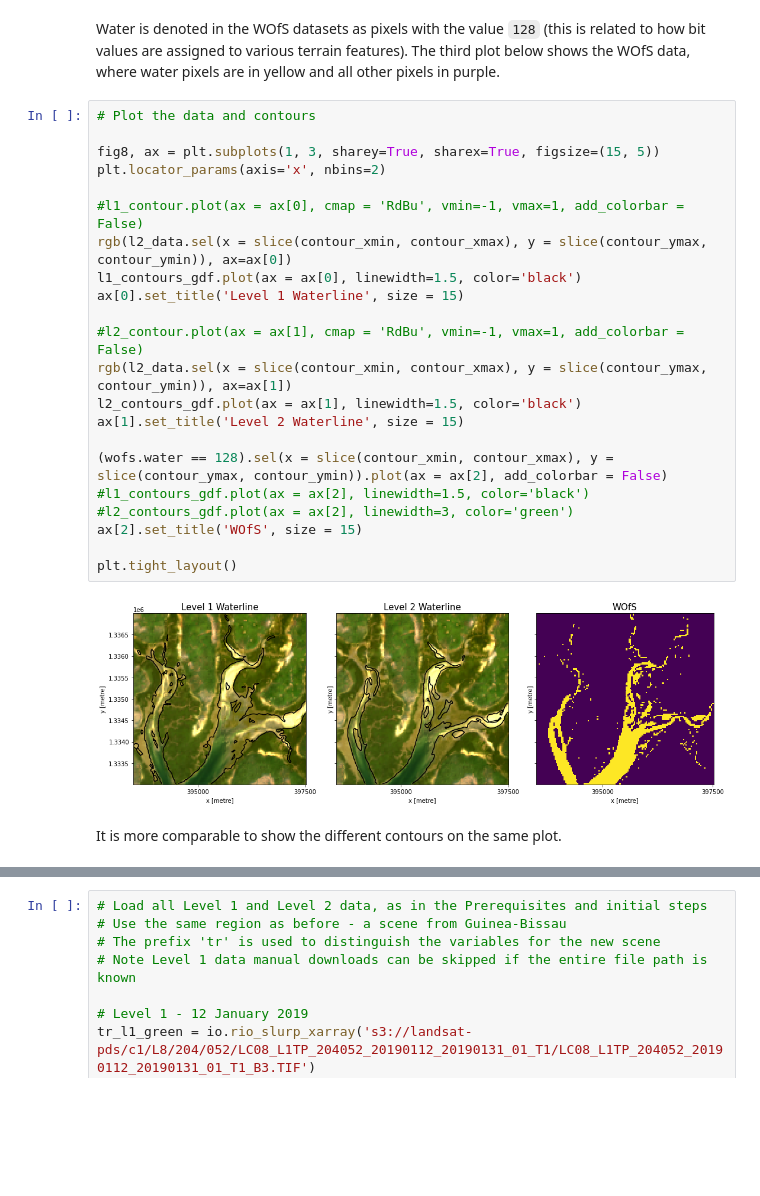
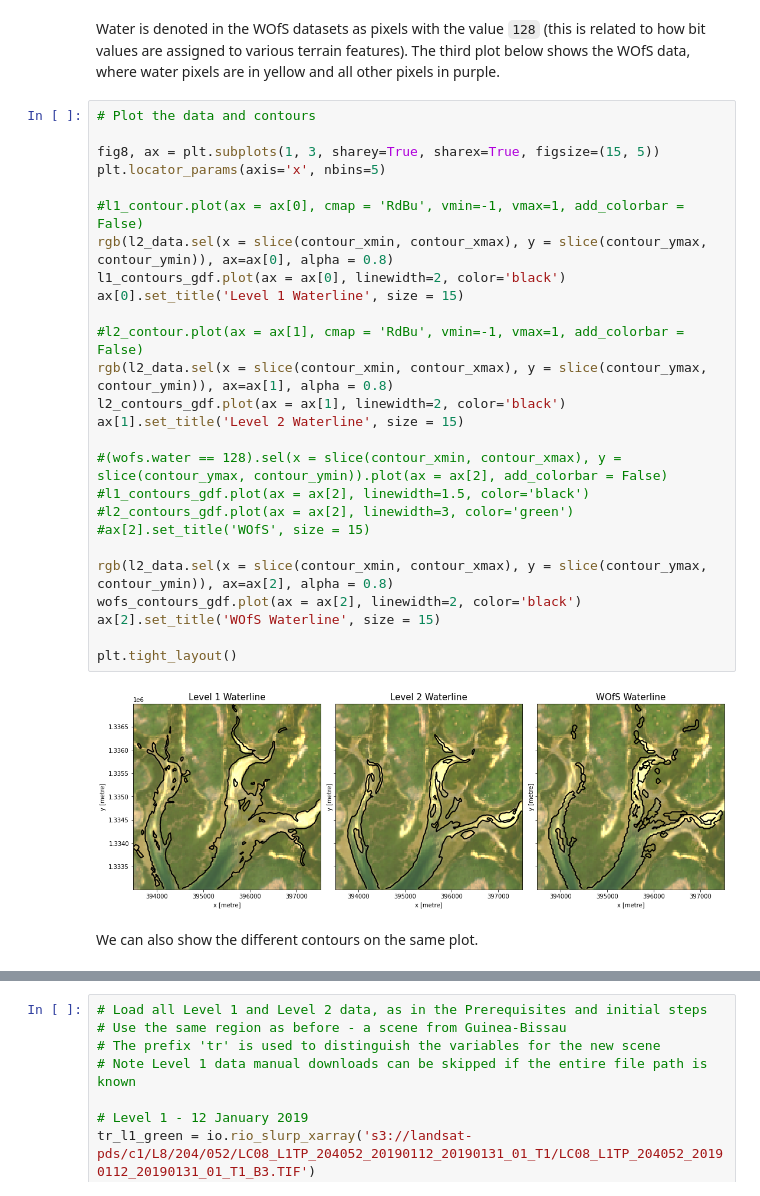
Before and after one commit to eefaye/deafrica-sandbox-notebooks, a Jupyter notebook: MNDWI Comparison - 7 July/Extended2_Level 1 Level 2 Comparison - MNDWI.ipynb, the cells around one changed output, grey strips where cells are left out. Drawn from its saved outputs; the diff is of its cells as text; blank space fills up the shorter version.

```diff
--- a/MNDWI Comparison - 7 July/Extended2_Level 1 Level 2 Comparison - MNDWI.ipynb
+++ b/MNDWI Comparison - 7 July/Extended2_Level 1 Level 2 Comparison - MNDWI.ipynb
@@ -460,26 +464,30 @@ Water is denoted in the WOfS datasets as pixels with the value `128` (this is re
 # %%
 # Plot the data and contours
 
 fig8, ax = plt.subplots(1, 3, sharey=True, sharex=True, figsize=(15, 5))
-plt.locator_params(axis='x', nbins=2)
+plt.locator_params(axis='x', nbins=5)
 
 #l1_contour.plot(ax = ax[0], cmap = 'RdBu', vmin=-1, vmax=1, add_colorbar = False)
-rgb(l2_data.sel(x = slice(contour_xmin, contour_xmax), y = slice(contour_ymax, contour_ymin)), ax=ax[0])
-l1_contours_gdf.plot(ax = ax[0], linewidth=1.5, color='black')
+rgb(l2_data.sel(x = slice(contour_xmin, contour_xmax), y = slice(contour_ymax, contour_ymin)), ax=ax[0], alpha = 0.8)
+l1_contours_gdf.plot(ax = ax[0], linewidth=2, color='black')
 ax[0].set_title('Level 1 Waterline', size = 15)
 
 #l2_contour.plot(ax = ax[1], cmap = 'RdBu', vmin=-1, vmax=1, add_colorbar = False)
-rgb(l2_data.sel(x = slice(contour_xmin, contour_xmax), y = slice(contour_ymax, contour_ymin)), ax=ax[1])
-l2_contours_gdf.plot(ax = ax[1], linewidth=1.5, color='black')
+rgb(l2_data.sel(x = slice(contour_xmin, contour_xmax), y = slice(contour_ymax, contour_ymin)), ax=ax[1], alpha = 0.8)
+l2_contours_gdf.plot(ax = ax[1], linewidth=2, color='black')
 ax[1].set_title('Level 2 Waterline', size = 15)
 
-(wofs.water == 128).sel(x = slice(contour_xmin, contour_xmax), y = slice(contour_ymax, contour_ymin)).plot(ax = ax[2], add_colorbar = False)
+#(wofs.water == 128).sel(x = slice(contour_xmin, contour_xmax), y = slice(contour_ymax, contour_ymin)).plot(ax = ax[2], add_colorbar = False)
 #l1_contours_gdf.plot(ax = ax[2], linewidth=1.5, color='black')
 #l2_contours_gdf.plot(ax = ax[2], linewidth=3, color='green')
-ax[2].set_title('WOfS', size = 15)
+#ax[2].set_title('WOfS', size = 15)
+
+rgb(l2_data.sel(x = slice(contour_xmin, contour_xmax), y = slice(contour_ymax, contour_ymin)), ax=ax[2], alpha = 0.8)
+wofs_contours_gdf.plot(ax = ax[2], linewidth=2, color='black')
+ax[2].set_title('WOfS Waterline', size = 15)
 
 plt.tight_layout()
 # %% [output]
-[figure, old version]
+[figure, new version]
 # %% [markdown]
-It is more comparable to show the different contours on the same plot.
+We can also show the different contours on the same plot.
```
Also changed, not shown: parts of 12 cells of this notebook.
